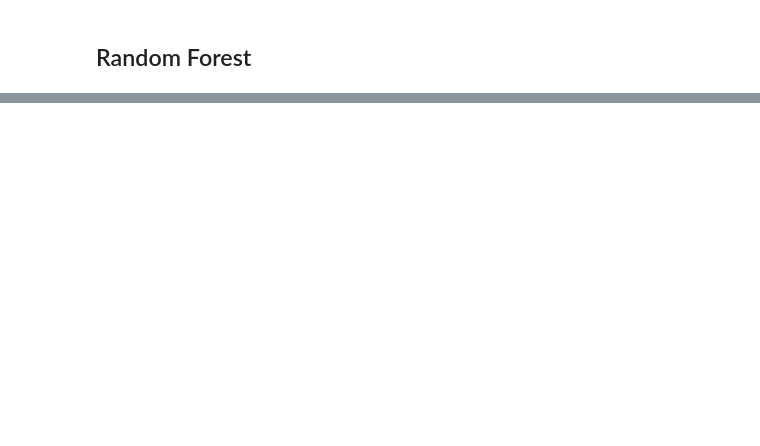
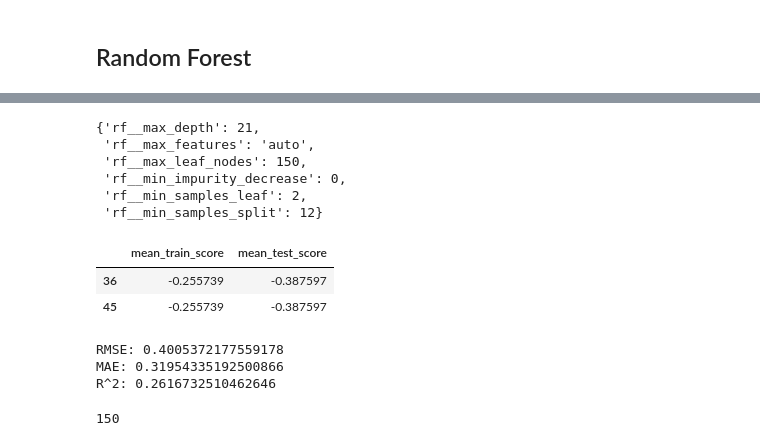
Before and after one commit to SimoneGiovannini/chocolate-rating-project, a Jupyter notebook: models.ipynb, the cells around one changed output, grey strips where cells are left out. Cells and saved outputs as stored; diff of their text form; code cells hidden in the pictures; blank space fills up the shorter version.

```diff
--- a/models.ipynb
+++ b/models.ipynb
@@ -414,12 +414,3 @@ eval_mod(svr_best_mod)
 RMSE: 0.46782851577565016
 MAE: 0.38060698847423813
 R^2: -0.007247572467334429
-# %%
-for enc in encoders:
-    svr_mod = Pipeline([('cat_enc', CatEncoder(enc)),
-                   ('scaler', num_enc),
-                   ('svr', SVR(C=0.3, epsilon=0.03))])
-    svr_mod.fit(X_train, y_train)
-    print(enc)
-    eval_mod(svr_mod)
-    print()
@@ -444,11 +430,2 @@ R^2: -0.017442308324030042
 # %% [markdown]
 ## Random Forest
-# %%
-for enc in encoders:
-    svr_mod = Pipeline([('cat_enc', CatEncoder(enc)),
-                   ('scaler', num_enc),
-                   ('svr', RandomForestRegressor(random_state=42))])
-    svr_mod.fit(X_train, y_train)
-    print(enc)
-    eval_mod(svr_mod)
-    print()
@@ -472,0 +445,19 @@ R^2: 0.2166189937012717
+# %%
+rf_mod = Pipeline([('cat_enc', CatEncoder('BinaryEncoder')),
+                   ('scaler', num_enc),
+                   ('rf', RandomForestRegressor(random_state=42, n_jobs=-1, n_estimators=200))])
+
+params = {'rf__max_depth': [21, 22, 23],
+          'rf__min_samples_split': [12, 15, 17],
+          'rf__min_samples_leaf': [2, 3, 4],
+          'rf__max_leaf_nodes': [None, 120, 150],
+          'rf__min_impurity_decrease': [0, 1e-7],
+          'rf__max_features': ['auto', 'sqrt']}
+
+gs = GridSearchCV(rf_mod, params,
+                  cv=5,
+                  scoring='neg_root_mean_squared_error',
+                  return_train_score=True,
+                  n_jobs=-1,
+                  verbose=3)
+gs.fit(X_train, y_train)
@@ -472,0 +492,18 @@ R^2: 0.2166189937012717
+# %%
+# Show best parameters
+gs.best_params_
+# %% [output]
+{'rf__max_depth': 21,
+ 'rf__max_features': 'auto',
+ 'rf__max_leaf_nodes': 150,
+ 'rf__min_impurity_decrease': 0,
+ 'rf__min_samples_leaf': 2,
+ 'rf__min_samples_split': 12}
+# %%
+# Compare the train and test scores
+results = pd.DataFrame(gs.cv_results_)
+results.loc[results['mean_test_score'] == gs.best_score_, ['mean_train_score', 'mean_test_score']]
+# %% [output]
+|  | mean_train_score | mean_test_score |
+| 36 | -0.255739 | -0.387597 |
+| 45 | -0.255739 | -0.387597 |
@@ -472,0 +512,10 @@ R^2: 0.2166189937012717
+# %%
+eval_mod(rf_best_mod)
+# %% [output]
+RMSE: 0.4005372177559178
+MAE: 0.31954335192500866
+R^2: 0.2616732510462646
+# %%
+(rf_best_mod['rf'].estimators_[0].tree_.children_left<0).sum()
+# %% [output]
+150
```
Also changed, not shown: parts of 7 cells of this notebook.
